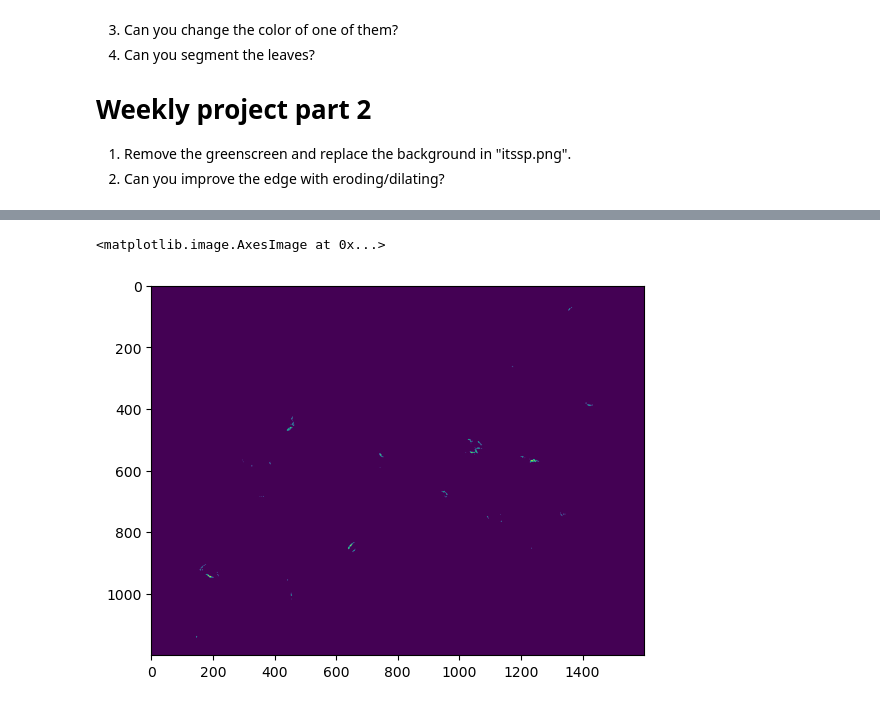
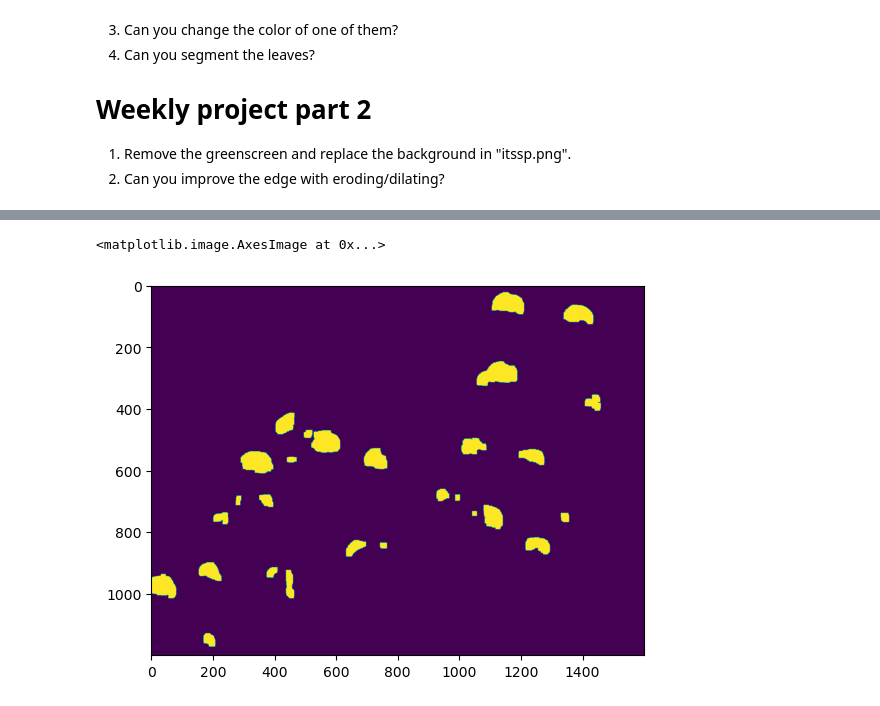
Before and after one commit to VJ9000/Perception_AS, a Jupyter notebook: Week1/Weekly Project.ipynb, the cells around one changed output, grey strips where cells are left out. Saved outputs shown, nothing was run; the diff lists cells and outputs as text; code cells hidden in the pictures.

```diff
--- a/Week1/Weekly Project.ipynb
+++ b/Week1/Weekly Project.ipynb
@@ -17,41 +17,42 @@ import numpy as np
 from matplotlib import pyplot as plt
 
 image = cv2.imread('appletree.jpg')
+image_cpy = image.copy()
 image_d = image.copy()
 
 low_apple_red = (72, 75, 71)
 high_apple_red = (180.0, 255.0, 255.0)
 
-low_apple_raw = (0.0, 150.0, 150.0)
-high_apple_raw = (15.0, 255.0, 255.0)
+image_hsv = cv2.cvtColor(image, cv2.COLOR_BGR2HSV)
+mask_apples = cv2.inRange(image_hsv,low_apple_red, high_apple_red)
 
-image_hsv = cv2.cvtColor(image, cv2.COLOR_BGR2HSV)
 
-mask_red = cv2.inRange(image_hsv,low_apple_red, high_apple_red)
-mask_raw = cv2.inRange(image_hsv,low_apple_raw, high_apple_raw)
-fig=plt.figure()
+kernel = cv2.getStructuringElement(cv2.MORPH_RECT, (5,5))
+mask_apples = cv2.morphologyEx(mask_apples, cv2.MORPH_CLOSE,kernel)
+mask_apples = cv2.morphologyEx(mask_apples, cv2.MORPH_OPEN,kernel)
+mask_apples = cv2.dilate(mask_apples, None, iterations = 5)
 
-mask = cv2.dilate(mask_red, None, iterations = 5)
-plt.imshow(mask_red)
-plt.imshow(mask_raw)
+plt.figure()
+plt.imshow(mask_apples)
 
-mask = mask_red + mask_raw
 
-cnts,_ = cv2.findContours(mask_red.copy(), cv2.RETR_EXTERNAL,
+# Segmenting the apples from the tree
+cnts,_ = cv2.findContours(mask_apples.copy(), cv2.RETR_EXTERNAL,
 		cv2.CHAIN_APPROX_SIMPLE)
 c_num=0
+
+# Drawing and counting the number of detected apples
 for i,c in enumerate(cnts):
     # draw a circle enclosing the object
     ((x, y), r) = cv2.minEnclosingCircle(c)
     #print(r)
-    if r>15:
+    if r>20:
         c_num+=1
-        if c_num == 14:
+        if c_num == 21:
             image_dc = (255,0,0)
             cv2.circle(image_d, (int(x), int(y)), int(r), (255, 0, 0), -1)
         else:
             cv2.circle(image_d, (int(x), int(y)), int(r), (0, 255, 0), 2)
-
 
         cv2.putText(image_d, "#{}".format(c_num), (int(x) - 10, int(y)),
             cv2.FONT_HERSHEY_SIMPLEX, 0.6, (255, 0, 0), 2)
@@ -59,7 +60,60 @@ for i,c in enumerate(cnts):
         continue
 
 print(f"Number of detected apples = {c_num}")
+
+# Masking the apples out
+masked_img_apples = cv2.bitwise_and(image_cpy,image_cpy,mask = mask_apples)
+masked_img_apples = cv2.cvtColor(masked_img_apples,cv2.COLOR_BGR2RGB)
 image_d = cv2.cvtColor(image_d, cv2.COLOR_BGR2RGB)
-fig2=plt.figure()
+
+plt.figure()
 plt.imshow(image_d)
+plt.figure()
+plt.imshow(masked_img_apples)
+
+
+# Segmeting the leaves
+low_leaves = (35,170,0)
+high_leaves = (46,255,255)
+mask_leaves = cv2.inRange(image_hsv,low_leaves, high_leaves)
+
+fig=plt.figure()
+
+kernel = cv2.getStructuringElement(cv2.MORPH_RECT, (5,5))
+mask_leaves = cv2.morphologyEx(mask_leaves, cv2.MORPH_CLOSE,kernel)
+mask_leaves = cv2.morphologyEx(mask_leaves, cv2.MORPH_OPEN,kernel)
+plt.imshow(mask_leaves)
+
+masked_img = cv2.bitwise_and(image,image,mask = mask_leaves)
+masked_img = cv2.cvtColor(masked_img,cv2.COLOR_BGR2RGB)
+plt.figure()
+plt.imshow(masked_img)
+
+
+
+# Part 2
+img_ittsp = cv2.imread('ittsp.png')
+
+background_low = (50,0,91)
+background_high = (64,255,255)
+
+image_ittsp_hsv = cv2.cvtColor(img_ittsp, cv2.COLOR_BGR2HSV)
+mask_background = cv2.inRange(image_ittsp_hsv,background_low, background_high)
+
+# removing the background
+mask_background_not = cv2.bitwise_not(mask_background)
+masked_ittsp = cv2.bitwise_and(img_ittsp,img_ittsp,mask = mask_background_not)
+masked_ittsp = cv2.cvtColor(masked_ittsp,cv2.COLOR_BGR2RGB)
+plt.figure()
+plt.imshow(masked_ittsp)
+
+# replacing the background
+h,w,_ = img_ittsp.shape
+color=(0, 0, 255) # sample of a color
+new_background = np.full((h,w, 3), color, np.uint8)
+new_background = cv2.bitwise_and(new_background,new_background,mask = mask_background)
+
+final = cv2.bitwise_or(new_background, masked_ittsp)
+plt.figure()
+plt.imshow(final)
 # %% [output]
@@ -67,2 +121,2 @@ Number of detected apples = 25
 <matplotlib.image.AxesImage at 0x...>
-[figure, old version]
+[figure, new version]
```
Also changed, not shown: parts of 1 cell of this notebook.
